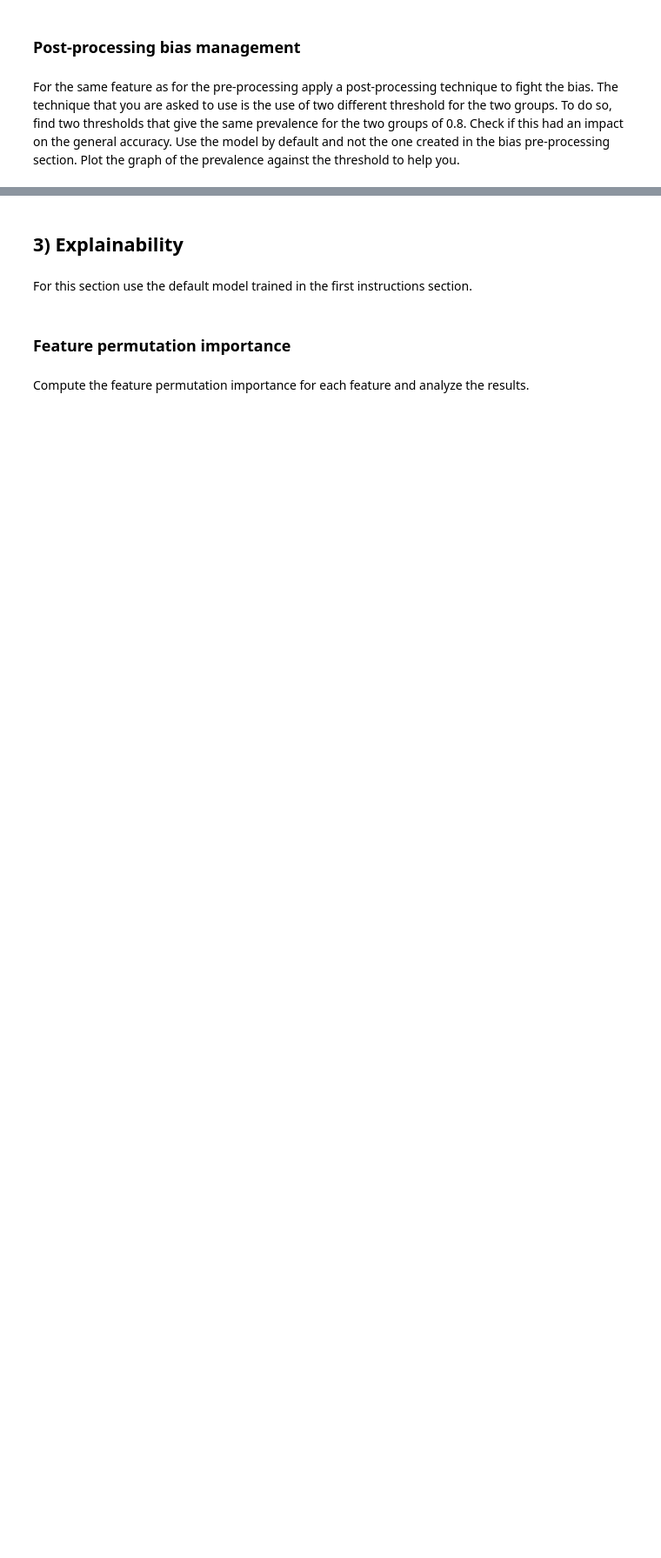
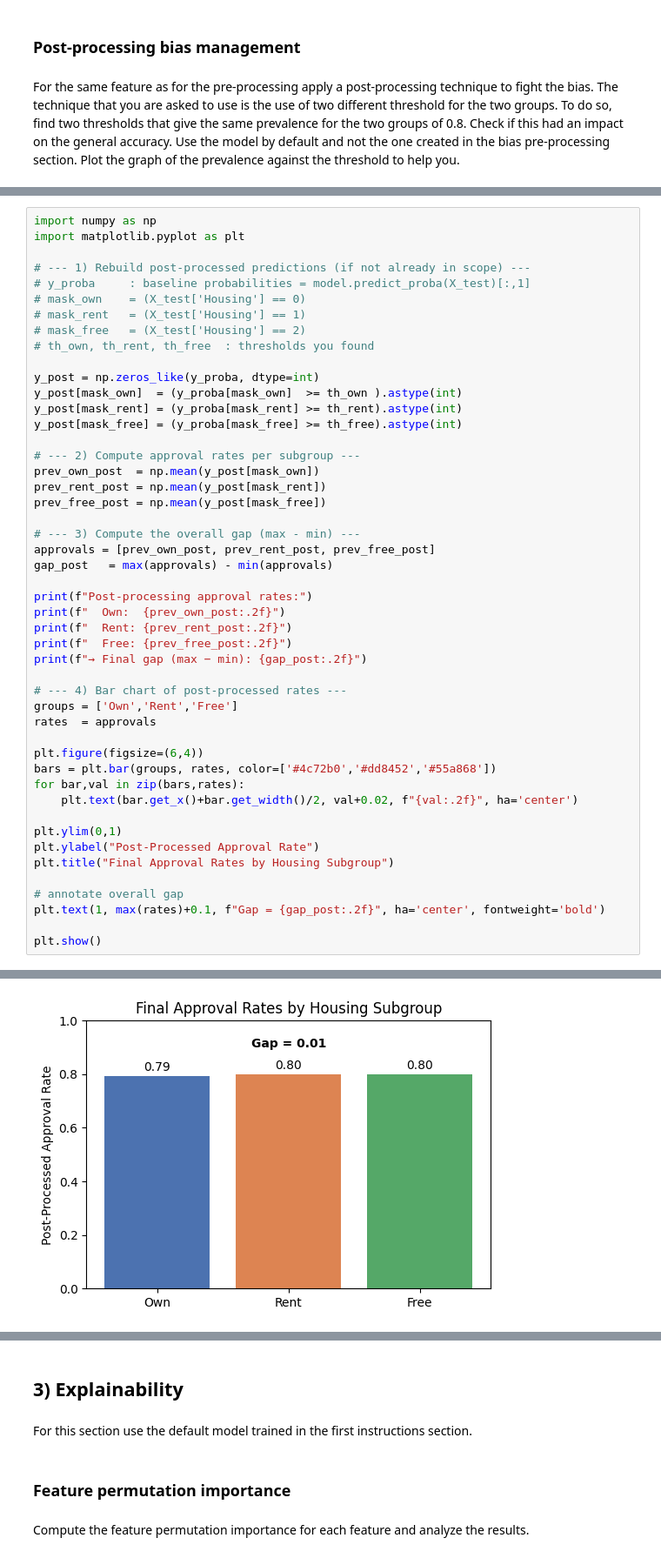
Before and after one commit to petitbato/Advanced_AI_Lab, a Jupyter notebook: Advanced_AI_labs_Exam.ipynb, the cells around one changed output, grey strips where cells are left out. Shown at 87% size. Saved outputs shown, nothing was run; the diff lists cells and outputs as text; blank space fills up the shorter version.

```diff
--- a/Advanced_AI_labs_Exam.ipynb
+++ b/Advanced_AI_labs_Exam.ipynb
@@ -205,0 +459,49 @@ MODIFY THE TEXT HERE TO ANALYZE THE PREVALENCE DIFFERENCE BETWEEN THE TWO GROUPS
+# %%
+import numpy as np
+import matplotlib.pyplot as plt
+
+# --- 1) Rebuild post-processed predictions (if not already in scope) ---
+# y_proba     : baseline probabilities = model.predict_proba(X_test)[:,1]
+# mask_own    = (X_test['Housing'] == 0)
+# mask_rent   = (X_test['Housing'] == 1)
+# mask_free   = (X_test['Housing'] == 2)
+# th_own, th_rent, th_free  : thresholds you found
+
+y_post = np.zeros_like(y_proba, dtype=int)
+y_post[mask_own]  = (y_proba[mask_own]  >= th_own ).astype(int)
+y_post[mask_rent] = (y_proba[mask_rent] >= th_rent).astype(int)
+y_post[mask_free] = (y_proba[mask_free] >= th_free).astype(int)
+
+# --- 2) Compute approval rates per subgroup ---
+prev_own_post  = np.mean(y_post[mask_own])
+prev_rent_post = np.mean(y_post[mask_rent])
+prev_free_post = np.mean(y_post[mask_free])
+
+# --- 3) Compute the overall gap (max - min) ---
+approvals = [prev_own_post, prev_rent_post, prev_free_post]
+gap_post   = max(approvals) - min(approvals)
+
+print(f"Post-processing approval rates:")
+print(f"  Own:  {prev_own_post:.2f}")
+print(f"  Rent: {prev_rent_post:.2f}")
+print(f"  Free: {prev_free_post:.2f}")
+print(f"→ Final gap (max − min): {gap_post:.2f}")
+
+# --- 4) Bar chart of post-processed rates ---
+groups = ['Own','Rent','Free']
+rates  = approvals
+
+plt.figure(figsize=(6,4))
+bars = plt.bar(groups, rates, color=['#4c72b0','#dd8452','#55a868'])
+for bar,val in zip(bars,rates):
+    plt.text(bar.get_x()+bar.get_width()/2, val+0.02, f"{val:.2f}", ha='center')
+
+plt.ylim(0,1)
+plt.ylabel("Post-Processed Approval Rate")
+plt.title("Final Approval Rates by Housing Subgroup")
+
+# annotate overall gap
+plt.text(1, max(rates)+0.1, f"Gap = {gap_post:.2f}", ha='center', fontweight='bold')
+
+plt.show()
+# %% [output]
@@ -205,0 +513 @@ MODIFY THE TEXT HERE TO ANALYZE THE PREVALENCE DIFFERENCE BETWEEN THE TWO GROUPS
+[figure, added]
```
Also changed, not shown: parts of 20 cells of this notebook.
